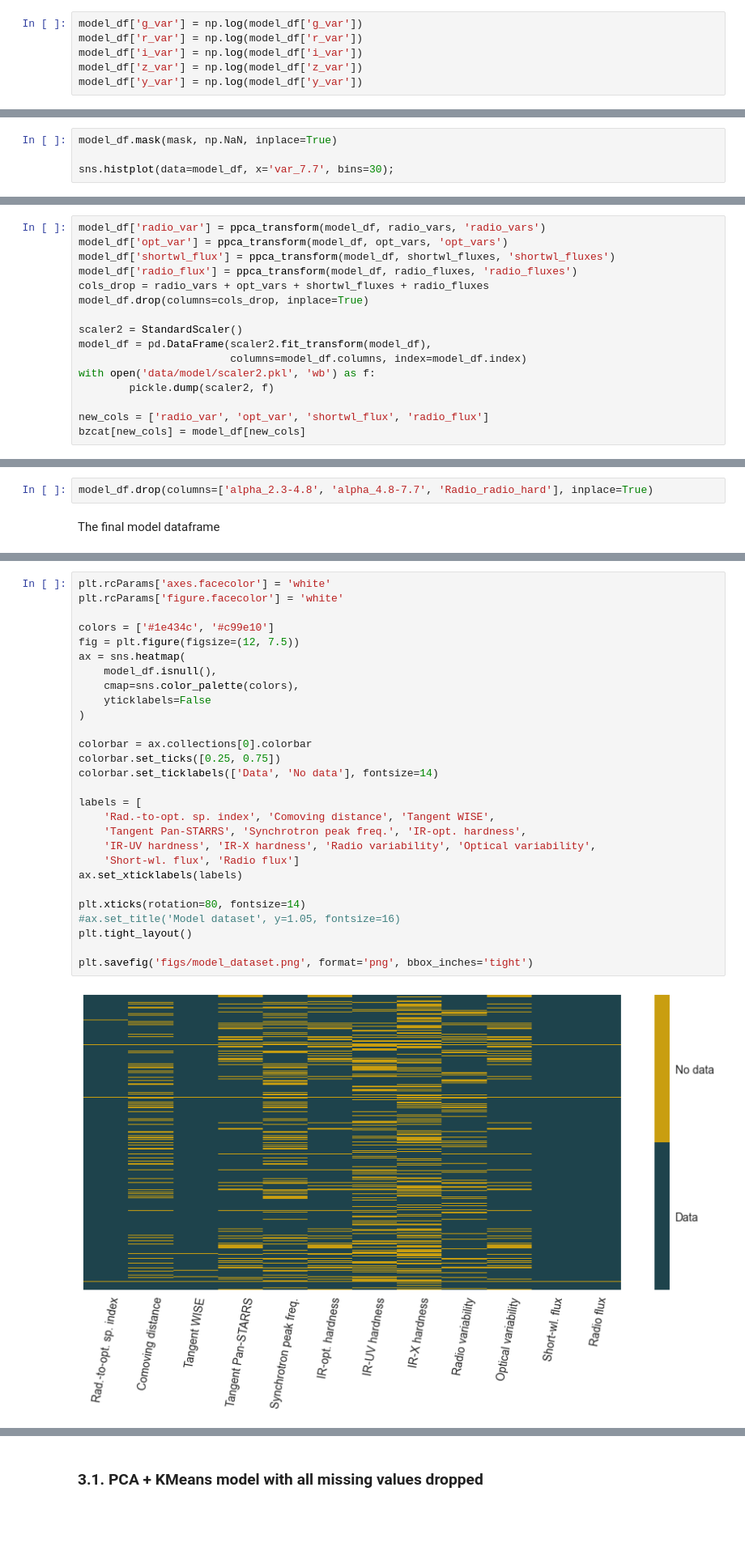
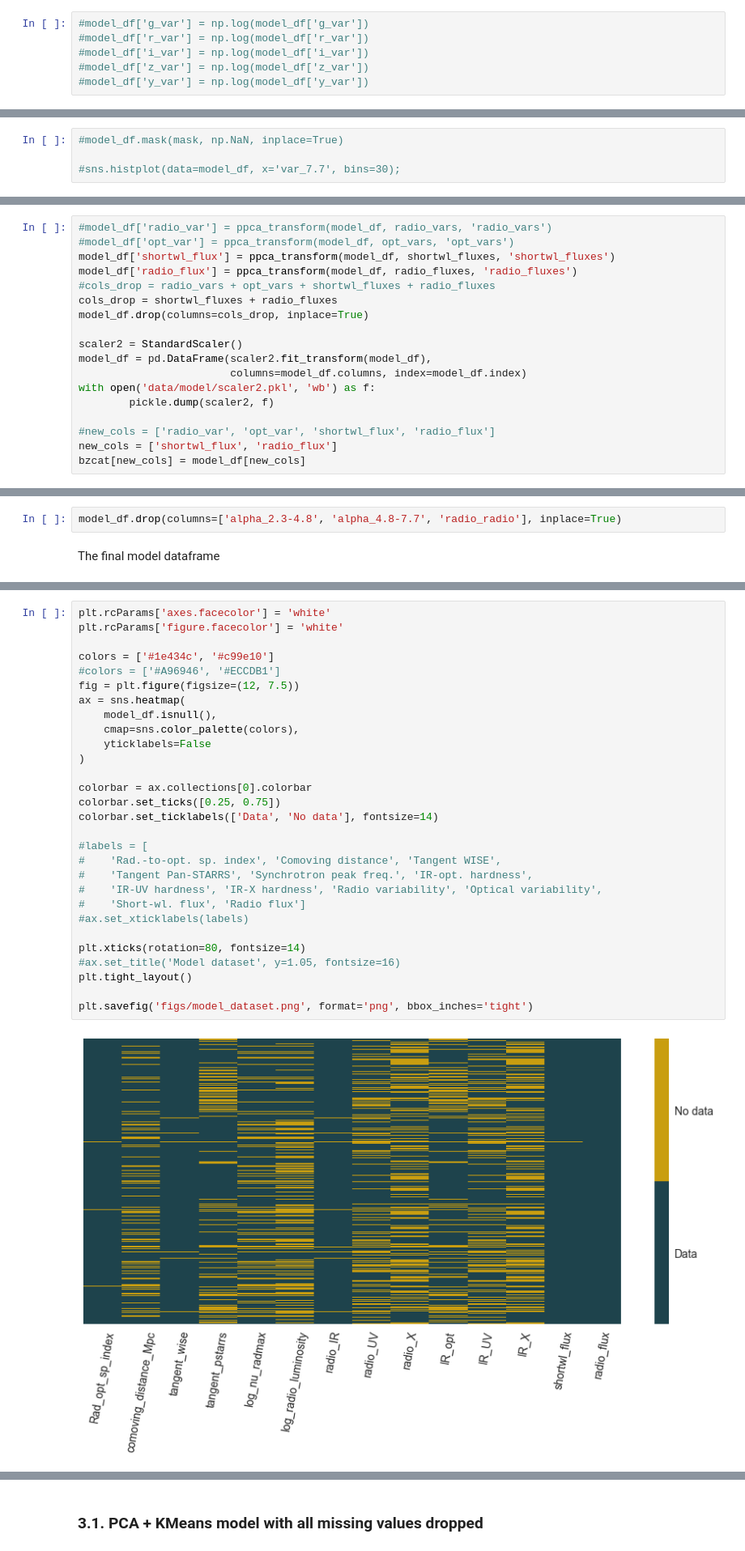
Before and after one commit to DKudryavtsev/BZCAT-Clustering, a Jupyter notebook: main_model.ipynb, the cells around one changed output, grey strips where cells are left out. Shown at 81% size. Cells and saved outputs as stored; diff of their text form; blank space fills up the shorter version.

```diff
--- a/main_model.ipynb
+++ b/main_model.ipynb
@@ -149,11 +176,11 @@ model_df.drop(columns=['log_radio_luminosity'], inplace=True)
 # %% [markdown]
 Converting optical variabilities to the logarithmic scale
 # %%
-model_df['g_var'] = np.log(model_df['g_var'])
-model_df['r_var'] = np.log(model_df['r_var'])
-model_df['i_var'] = np.log(model_df['i_var'])
-model_df['z_var'] = np.log(model_df['z_var'])
-model_df['y_var'] = np.log(model_df['y_var'])
+#model_df['g_var'] = np.log(model_df['g_var'])
+#model_df['r_var'] = np.log(model_df['r_var'])
+#model_df['i_var'] = np.log(model_df['i_var'])
+#model_df['z_var'] = np.log(model_df['z_var'])
+#model_df['y_var'] = np.log(model_df['y_var'])
 # %% [markdown]
 There is a small artificial peak near $\rm{ var}_{7.7}=1$ in the distribution of the radio variability at 7.7 GHz. Let's try to clean it.
 # %%
@@ -177,4 +200,4 @@ The number of points to be converted to NaNs: 32
 # %%
-model_df.mask(mask, np.NaN, inplace=True)
+#model_df.mask(mask, np.NaN, inplace=True)
 
-sns.histplot(data=model_df, x='var_7.7', bins=30);
+#sns.histplot(data=model_df, x='var_7.7', bins=30);
@@ -390,11 +443,12 @@ def ppca_transform(df, cols, model_name):
 
     return out_col
 # %%
-model_df['radio_var'] = ppca_transform(model_df, radio_vars, 'radio_vars')
-model_df['opt_var'] = ppca_transform(model_df, opt_vars, 'opt_vars')
+#model_df['radio_var'] = ppca_transform(model_df, radio_vars, 'radio_vars')
+#model_df['opt_var'] = ppca_transform(model_df, opt_vars, 'opt_vars')
 model_df['shortwl_flux'] = ppca_transform(model_df, shortwl_fluxes, 'shortwl_fluxes')
 model_df['radio_flux'] = ppca_transform(model_df, radio_fluxes, 'radio_fluxes')
-cols_drop = radio_vars + opt_vars + shortwl_fluxes + radio_fluxes
+#cols_drop = radio_vars + opt_vars + shortwl_fluxes + radio_fluxes
+cols_drop = shortwl_fluxes + radio_fluxes
 model_df.drop(columns=cols_drop, inplace=True)
 
 scaler2 = StandardScaler()
@@ -403,7 +457,8 @@ model_df = pd.DataFrame(scaler2.fit_transform(model_df),
 with open('data/model/scaler2.pkl', 'wb') as f:
         pickle.dump(scaler2, f)
 
-new_cols = ['radio_var', 'opt_var', 'shortwl_flux', 'radio_flux']
+#new_cols = ['radio_var', 'opt_var', 'shortwl_flux', 'radio_flux']
+new_cols = ['shortwl_flux', 'radio_flux']
 bzcat[new_cols] = model_df[new_cols]
 # %% [markdown]
 ---
@@ -530,5 +583,5 @@ Final feature selection. I drop the alpha spectral indices: the experiments have
 # %%
-model_df.drop(columns=['alpha_2.3-4.8', 'alpha_4.8-7.7', 'Radio_radio_hard'], inplace=True)
+model_df.drop(columns=['alpha_2.3-4.8', 'alpha_4.8-7.7', 'radio_radio'], inplace=True)
 # %% [markdown]
 The final model dataframe
 # %%
@@ -550,30 +603,31 @@ model_df
 # %%
 plt.rcParams['axes.facecolor'] = 'white'
 plt.rcParams['figure.facecolor'] = 'white'
 
 colors = ['#1e434c', '#c99e10']
+#colors = ['#A96946', '#ECCDB1']
 fig = plt.figure(figsize=(12, 7.5))
 ax = sns.heatmap(
     model_df.isnull(),
     cmap=sns.color_palette(colors),
     yticklabels=False
 )
 
 colorbar = ax.collections[0].colorbar
 colorbar.set_ticks([0.25, 0.75])
 colorbar.set_ticklabels(['Data', 'No data'], fontsize=14)
 
-labels = [
-    'Rad.-to-opt. sp. index', 'Comoving distance', 'Tangent WISE',
-    'Tangent Pan-STARRS', 'Synchrotron peak freq.', 'IR-opt. hardness',
-    'IR-UV hardness', 'IR-X hardness', 'Radio variability', 'Optical variability',
-    'Short-wl. flux', 'Radio flux']
-ax.set_xticklabels(labels)
+#labels = [
+#    'Rad.-to-opt. sp. index', 'Comoving distance', 'Tangent WISE',
+#    'Tangent Pan-STARRS', 'Synchrotron peak freq.', 'IR-opt. hardness',
+#    'IR-UV hardness', 'IR-X hardness', 'Radio variability', 'Optical variability',
+#    'Short-wl. flux', 'Radio flux']
+#ax.set_xticklabels(labels)
 
 plt.xticks(rotation=80, fontsize=14)
 #ax.set_title('Model dataset', y=1.05, fontsize=16)
 plt.tight_layout()
 
 plt.savefig('figs/model_dataset.png', format='png', bbox_inches='tight')
 # %% [output]
-[figure, old version]
+[figure, new version]
```
Also changed, not shown: parts of 84 cells of this notebook, 11 other files.
